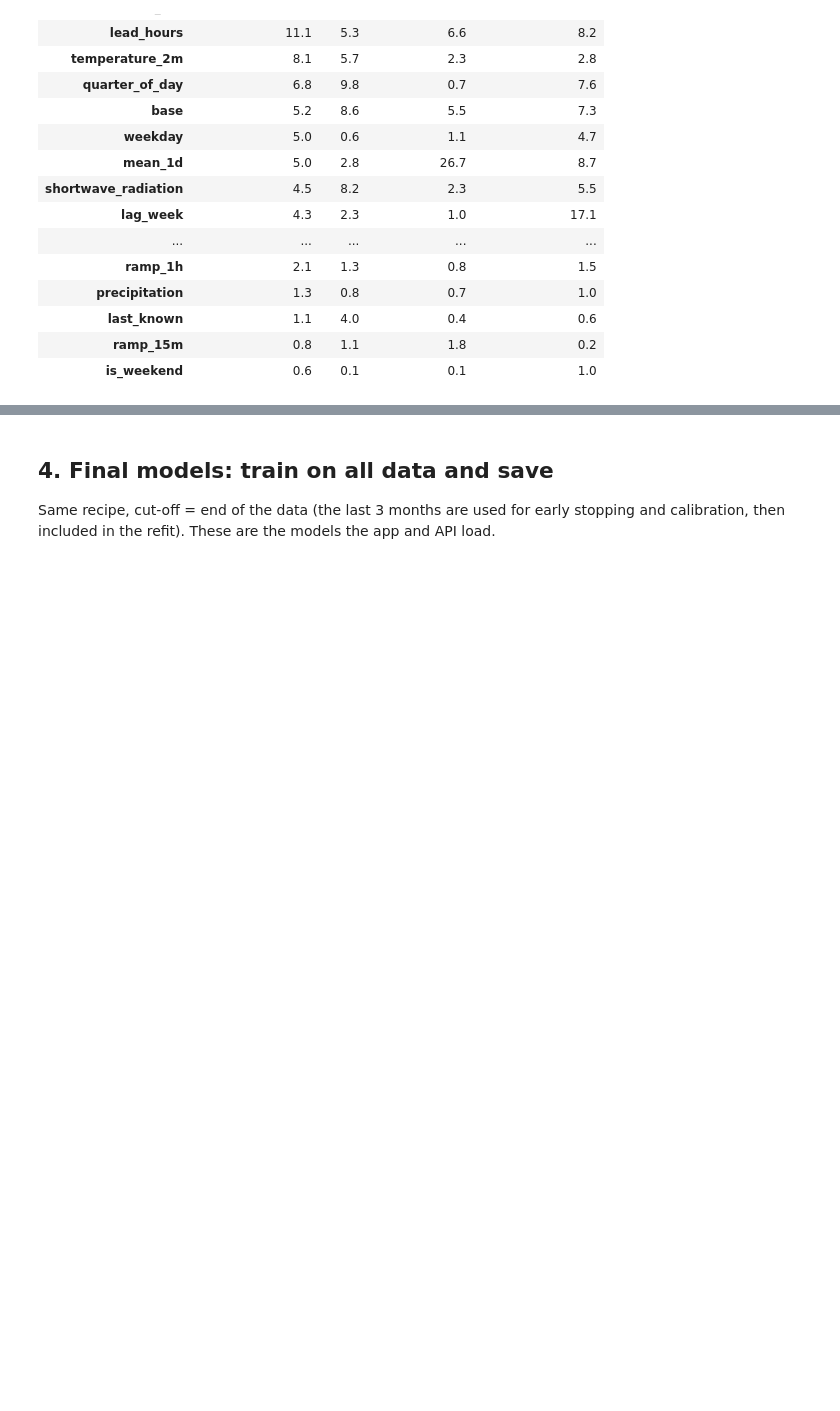
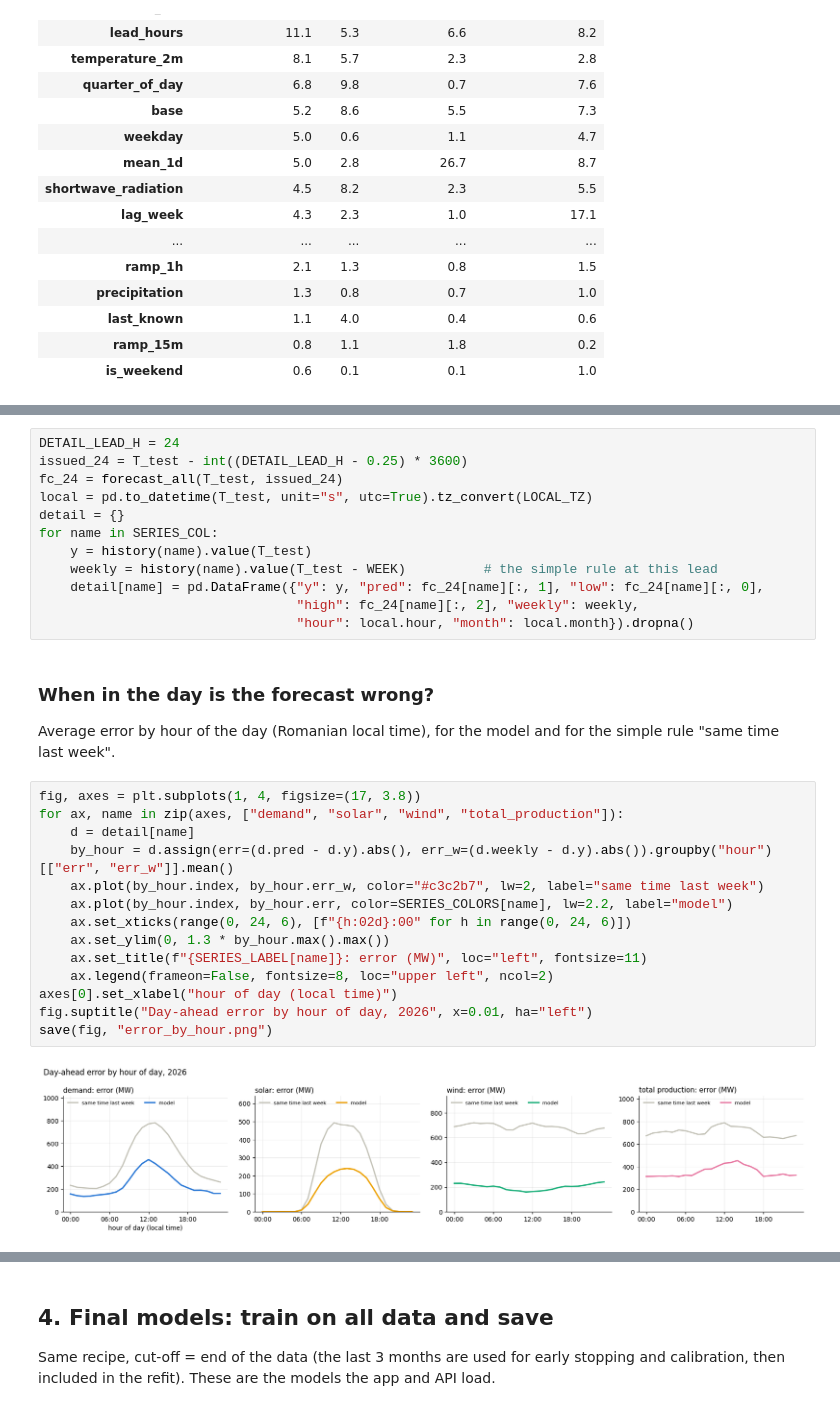
Before and after one commit to TeodorLepadatu/GitRekt-smarthack2026, a Jupyter notebook: predictions/train_and_evaluate.ipynb, the cells around one changed output, grey strips where cells are left out. Saved outputs shown, nothing was run; the diff lists cells and outputs as text; blank space fills up the shorter version.

```diff
--- a/predictions/train_and_evaluate.ipynb
+++ b/predictions/train_and_evaluate.ipynb
@@ -302,0 +420,32 @@ imp = pd.DataFrame({t: pd.Series(m["boosters"][0.5].feature_importance("gain"),
+# %%
+DETAIL_LEAD_H = 24
+issued_24 = T_test - int((DETAIL_LEAD_H - 0.25) * 3600)
+fc_24 = forecast_all(T_test, issued_24)
+local = pd.to_datetime(T_test, unit="s", utc=True).tz_convert(LOCAL_TZ)
+detail = {}
+for name in SERIES_COL:
+    y = history(name).value(T_test)
+    weekly = history(name).value(T_test - WEEK)          # the simple rule at this lead
+    detail[name] = pd.DataFrame({"y": y, "pred": fc_24[name][:, 1], "low": fc_24[name][:, 0],
+                                 "high": fc_24[name][:, 2], "weekly": weekly,
+                                 "hour": local.hour, "month": local.month}).dropna()
+# %% [markdown]
+### When in the day is the forecast wrong?
+Average error by hour of the day (Romanian local time), for the model and for the simple rule
+"same time last week".
+# %%
+fig, axes = plt.subplots(1, 4, figsize=(17, 3.8))
+for ax, name in zip(axes, ["demand", "solar", "wind", "total_production"]):
+    d = detail[name]
+    by_hour = d.assign(err=(d.pred - d.y).abs(), err_w=(d.weekly - d.y).abs()).groupby("hour")[["err", "err_w"]].mean()
+    ax.plot(by_hour.index, by_hour.err_w, color="#c3c2b7", lw=2, label="same time last week")
+    ax.plot(by_hour.index, by_hour.err, color=SERIES_COLORS[name], lw=2.2, label="model")
+    ax.set_xticks(range(0, 24, 6), [f"{h:02d}:00" for h in range(0, 24, 6)])
+    ax.set_ylim(0, 1.3 * by_hour.max().max())
+    ax.set_title(f"{SERIES_LABEL[name]}: error (MW)", loc="left", fontsize=11)
+    ax.legend(frameon=False, fontsize=8, loc="upper left", ncol=2)
+axes[0].set_xlabel("hour of day (local time)")
+fig.suptitle("Day-ahead error by hour of day, 2026", x=0.01, ha="left")
+save(fig, "error_by_hour.png")
+# %% [output]
+[figure, added]
```
Also changed, not shown: parts of 25 cells of this notebook, 8 other files.
